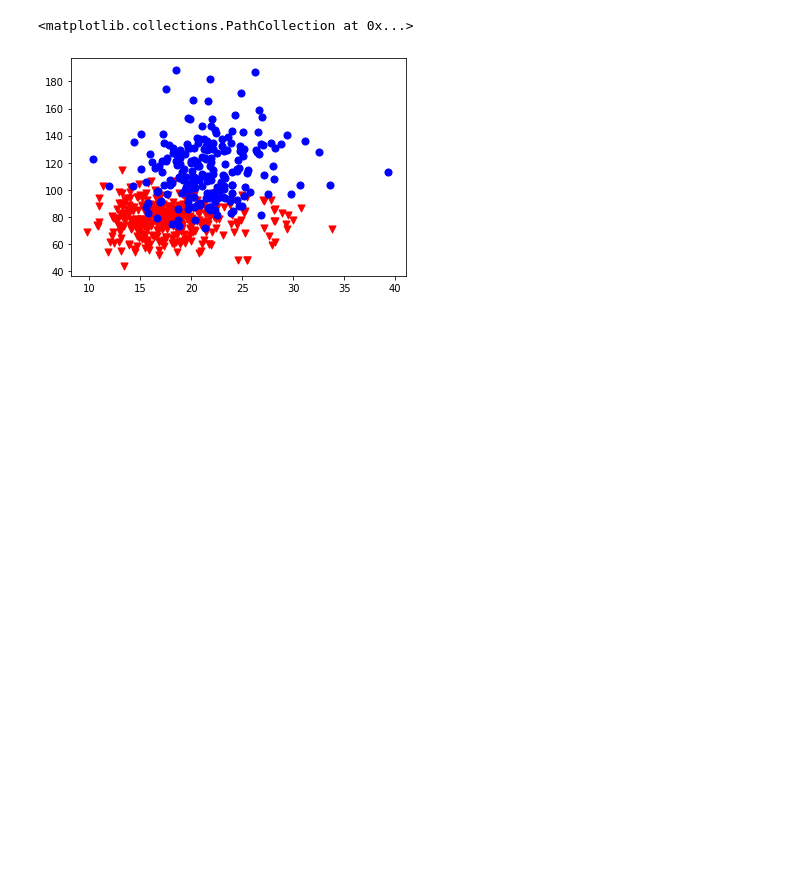
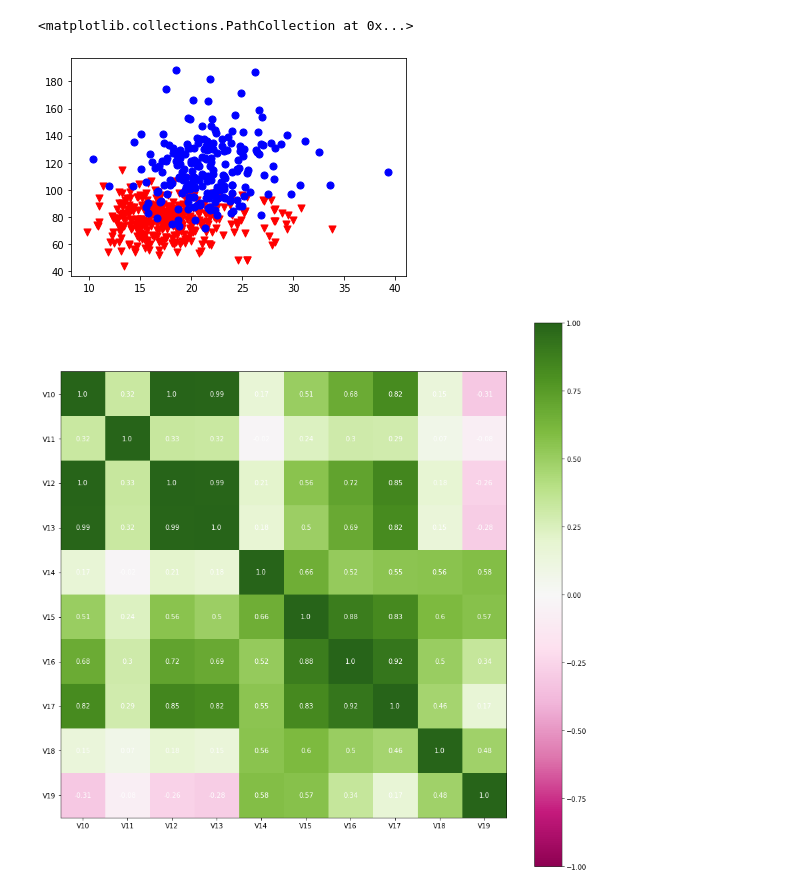
Before and after one commit to d-smith/ml-speciality-notes, a Jupyter notebook: 02-elements-of-data-science/data-stats.ipynb, the cells around one changed output. Saved outputs shown, nothing was run; the diff lists cells and outputs as text; code cells hidden in the pictures; blank space fills up the shorter version.

Commit message:
Added correlation matrix heatmap

```diff
--- a/02-elements-of-data-science/data-stats.ipynb
+++ b/02-elements-of-data-science/data-stats.ipynb
@@ -124,3 +124,24 @@ plt.scatter(malignant['V11'],
 # %% [output]
 <matplotlib.collections.PathCollection at 0x...>
 [figure]
+# %%
+# Correlation matrix heatmap
+import numpy as np
+col = ['V10', 'V11', 'V12', 'V13','V14','V15','V16','V17','V18','V19']
+heatmap = np.corrcoef(df[col].values.T)
+
+fig, ax = plt.subplots(figsize=[15,15])
+im = ax.imshow(heatmap, cmap='PiYG', vmin=-1)
+fig.colorbar(im)
+ax.grid(False)
+[[ax.text(j, i, round(heatmap[i,j],2), ha="center", va="center", color="w")
+    for j in range(len(heatmap))] for i in range(len(heatmap))]
+
+ax.set_xticks(np.arange(len(col)))
+ax.set_yticks(np.arange(len(col)))
+ax.set_xticklabels(col)
+ax.set_yticklabels(col)
+
+plt.show()
+# %% [output]
+[figure, added]
```
